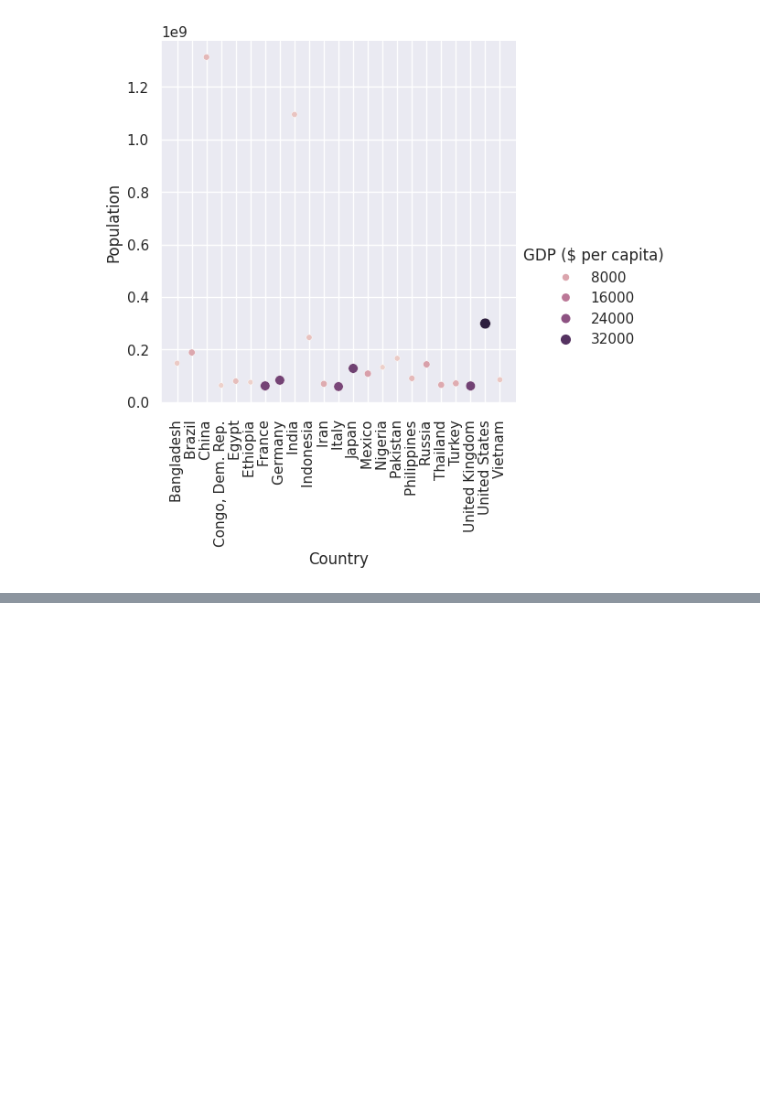
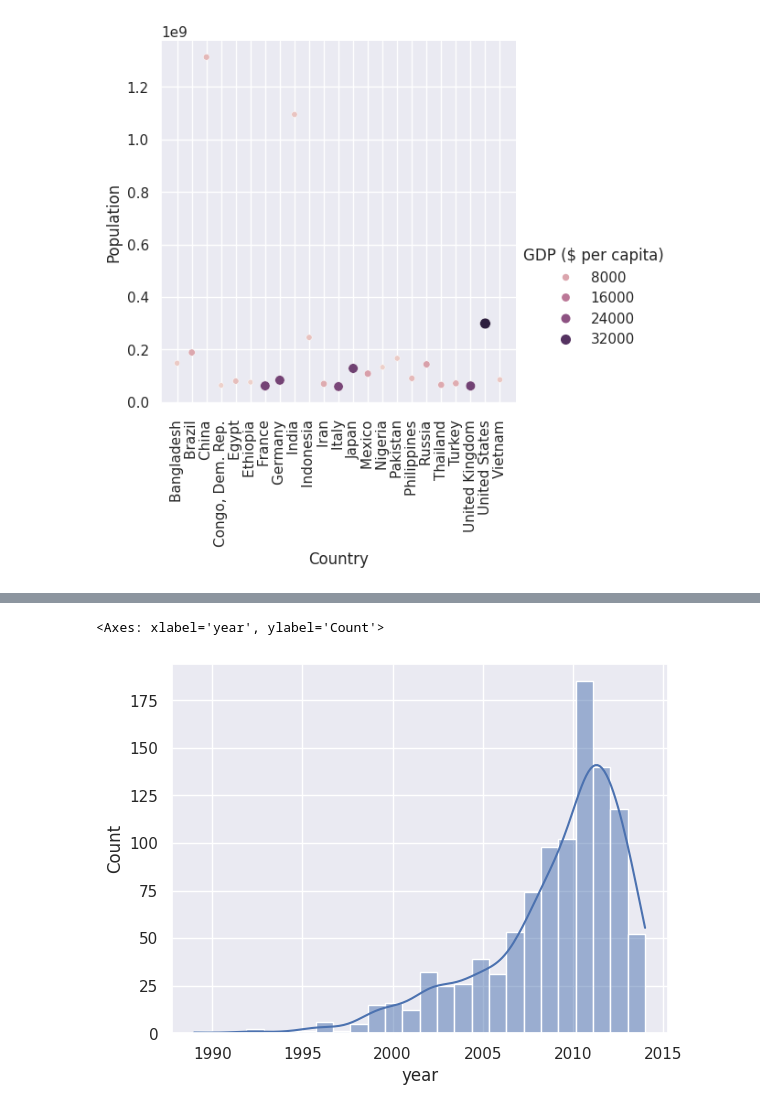
Before and after one commit to Fermionpass/IO, a Jupyter notebook: Data_maipulation_.ipynb, the cells around one changed output, grey strips where cells are left out. Cells and saved outputs as stored; diff of their text form; code cells hidden in the pictures; blank space fills up the shorter version.

```diff
--- a/Data_maipulation_.ipynb
+++ b/Data_maipulation_.ipynb
@@ -813,0 +826,3 @@ plt.xticks(rotation=90)
+# %%
+#Se cargan los datos del dataset de seaborn
+planets = sns.load_dataset("planets")
@@ -813,0 +855,5 @@ plt.xticks(rotation=90)
+# %%
+sns.histplot(data=planets, x="year", kde=True)
+# %% [output]
+<Axes: xlabel='year', ylabel='Count'>
+[figure, added]
```
Also changed, not shown: parts of 4 cells of this notebook.
